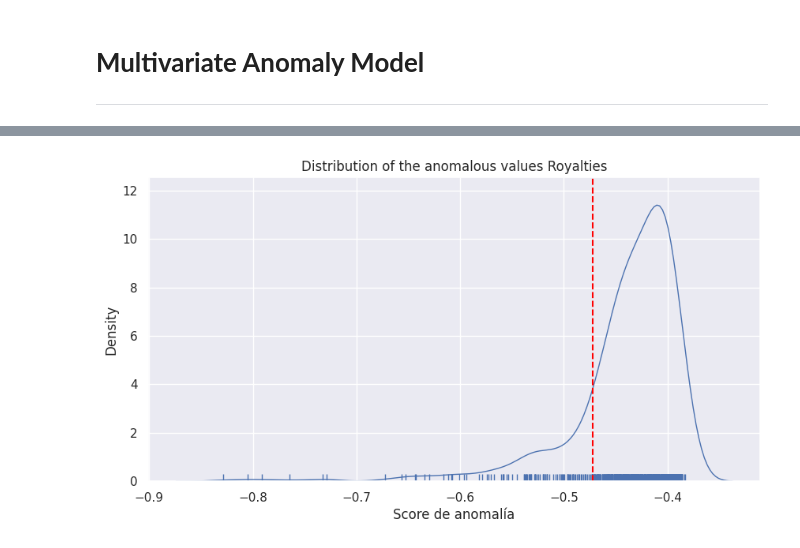
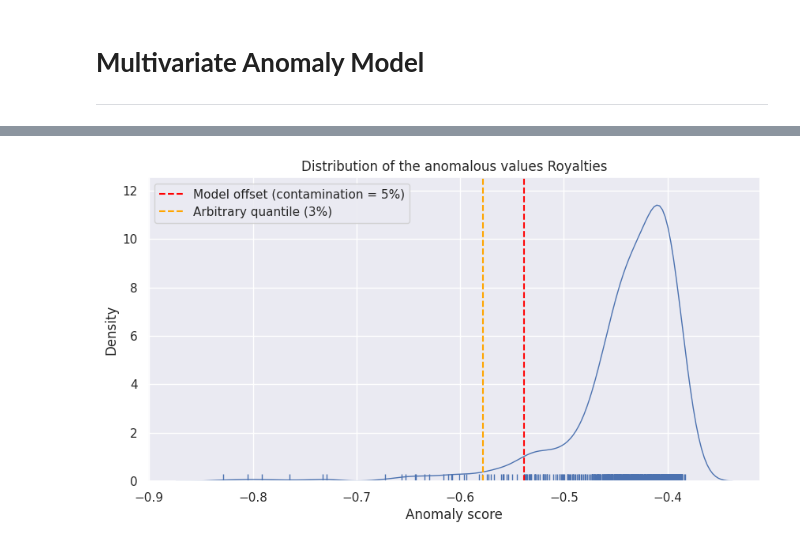
Before and after one commit to Kaiziferr/ensemble-and-multi-models, a Jupyter notebook: 1_ensemble/bagging/isolation_forest/01_isolation_forest_multivariable_anomaly_detection.ipynb, the cells around one changed output, grey strips where cells are left out. Cells and saved outputs as stored; diff of their text form; code cells hidden in the pictures.

```diff
--- a/1_ensemble/bagging/isolation_forest/01_isolation_forest_multivariable_anomaly_detection.ipynb
+++ b/1_ensemble/bagging/isolation_forest/01_isolation_forest_multivariable_anomaly_detection.ipynb
@@ -288,6 +803,6 @@ A total of 106 outliers were detected out of 706 royalty records.
 # %%
 y_predict = model_aoutliers_regalias.predict(X=data_group2_regalias[[
-    'valor_contraprestacion',
-    'numero_transacciones',
-    'numero_trimestres_activos']])
+    'consideration_value',
+    'transaction_count',
+    'quarter_active']])
 data_group2_regalias['aoutliers'] = y_predict
@@ -303,0 +823,2 @@ A total of 6 outliers were detected out of 31 compensation records
+# %%
+data_group2_regalias['aoutliers'] = data_group2_regalias['aoutliers'].astype(str)
@@ -385,8 +975,6 @@ The 10th quintile was calculated within the scores to determine the threshold fo
 # %%
 score_anomalia  = model_aoutliers_regalias.score_samples(
     X=data_group2_regalias[[
-        'valor_contraprestacion',
-        'numero_transacciones',
-        'numero_trimestres_activos']])
-
-np.quantile(score_anomalia, q=0.01)
+        'consideration_value',
+        'transaction_count',
+        'quarter_active']])
@@ -396,0 +1007,3 @@ It is possible to use the level of contamination as a threshold.
+# %%
+p_arbitrary = np.quantile(score_anomalia, q=0.03)
+p_arbitrary
@@ -405,17 +1049,21 @@ np.float64(-0.4724019324591967)
 # %%
-
 fig, ax = plt.subplots(nrows=1, ncols=1, figsize=(10, 5))
-sns.distplot(
+sns.kdeplot(
     score_anomalia,
-    hist    = False,
-    rug     = True,
+    fill    = False,
     color   = 'b',
-    kde_kws = {'shade': False, 'linewidth': 1},
+    linewidth = 1,
     ax      = ax
 )
+sns.rugplot(score_anomalia, color='b', ax=ax)
 
-ax.axvline(model_aoutliers_regalias.offset_, c='red', linestyle='--')
+ax.axvline(model_aoutliers_regalias.offset_, c='red', linestyle='--',
+           label='Model offset (contamination = 5%)')
+ax.axvline(p_arbitrary, c='orange', linestyle='--',
+           label='Arbitrary quantile (3%)')
 ax.set_title('Distribution of the anomalous values Royalties')
-ax.set_xlabel('Score de anomalía');
+ax.set_xlabel('Anomaly score')
+plt.legend()
+plt.show()
 # %% [output]
-[figure, old version]
+[figure, new version]
```
Also changed, not shown: parts of 155 cells of this notebook.
